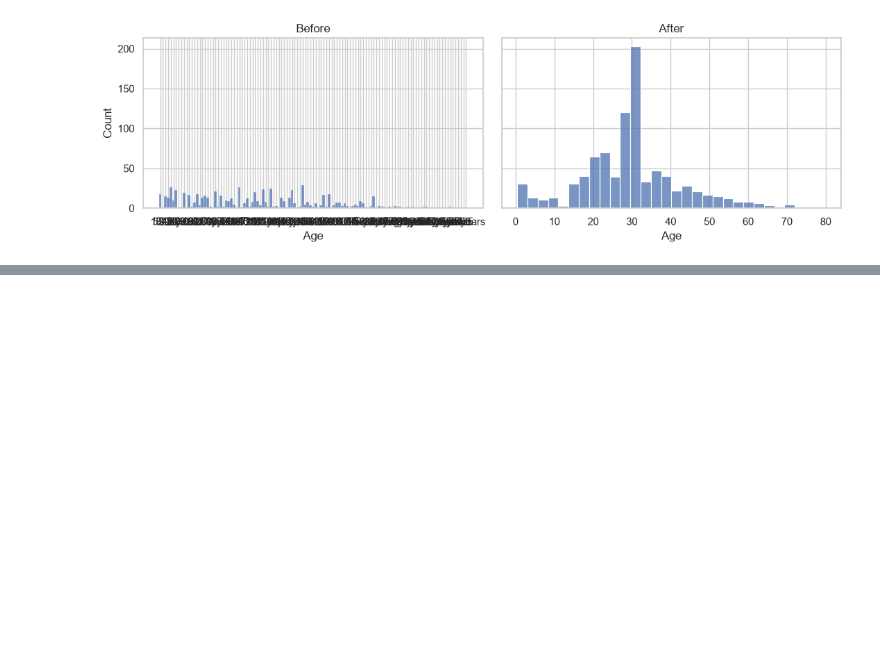
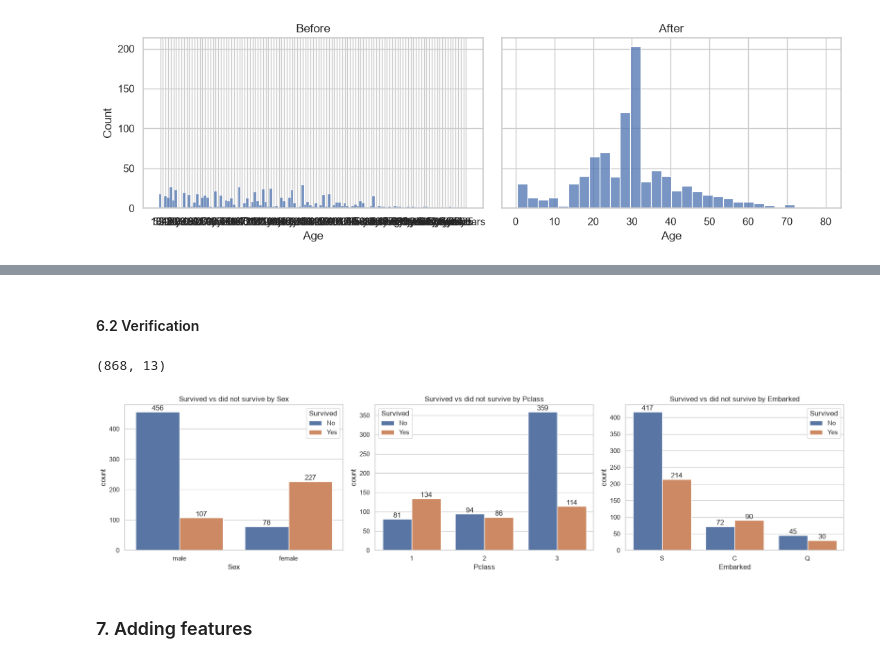
Before and after one commit to dhruv64776477/Titanic-data-analysis, a Jupyter notebook: notebooks/Titanic_Data_Analysis.ipynb, the cells around one changed output, grey strips where cells are left out. Drawn from its saved outputs; the diff is of its cells as text; code cells hidden in the pictures; blank space fills up the shorter version.

Commit message:
Handle duplicate data, add features, and apply data transformation and encoding

```diff
--- a/notebooks/Titanic_Data_Analysis.ipynb
+++ b/notebooks/Titanic_Data_Analysis.ipynb
@@ -464,0 +497,32 @@ plt.tight_layout()
+# %%
+df = (df.assign(_nulls=df.isnull().sum(axis=1))  # create a temporary column counting the null values
+        .sort_values("_nulls")                   # sort data set bsed on null values
+        .drop_duplicates(subset="PassengerId", keep="first") # remove others except first
+        .drop(columns="_nulls")                  # remove _null column
+        .sort_values("PassengerId"))             # sort dataset on passenger id
+# %% [markdown]
+#### 6.2 Verification
+# %%
+assert df.duplicated().sum() == 0 , "Duplicates still exists"
+assert df["PassengerId"].is_unique , "Duplicates still exists"
+df.shape
+# %% [output]
+(868, 13)
+# %%
+fig, axes = plt.subplots(1, 3, figsize=(18, 4.5))
+
+for ax, c in zip(axes, ["Sex", "Pclass", "Embarked"]):
+    sns.countplot(x=c, hue="Survived", data=df, ax=ax)
+    ax.set_title(f"Survived vs did not survive by {c}")
+    ax.legend(title="Survived", labels=["No", "Yes"])
+    for container in ax.containers:
+        ax.bar_label(container)          # puts the count on each bar
+
+plt.tight_layout()
+FIGURES_DIR.mkdir(parents=True, exist_ok=True)
+plt.savefig(FIGURES_DIR / "survival_counts.png", dpi=150, bbox_inches="tight")
+plt.show()
+# %% [output]
+[figure, added]
+# %% [markdown]
+### 7. Adding features
```
Also changed, not shown: parts of 70 cells of this notebook, 4 other files.
